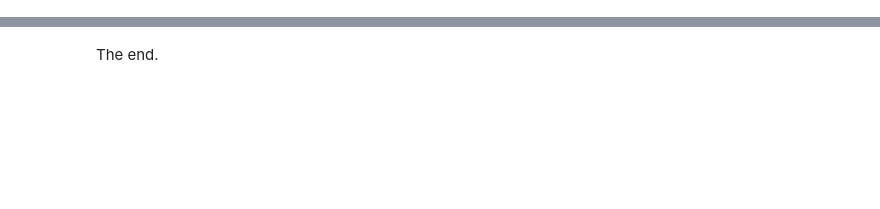
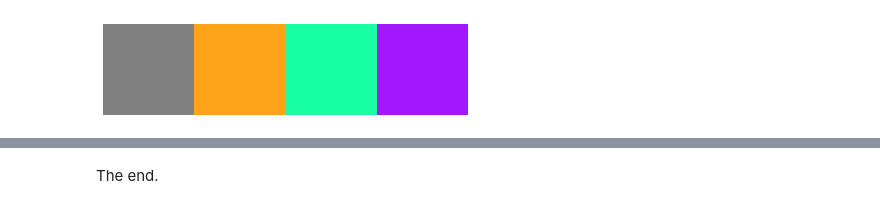
Before and after one commit to ValerianRey/Browser-19, a Jupyter notebook: Compute_Graph_Fluid.ipynb, the cells around one changed output, grey strips where cells are left out. Cells and saved outputs as stored; diff of their text form; code cells hidden in the pictures; blank space fills up the shorter version.

Commit message:
added the full graph computation pipeline in python

```diff
--- a/Compute_Graph_Fluid.ipynb
+++ b/Compute_Graph_Fluid.ipynb
@@ -24,9 +29,10 @@ def read_metadata(path):
 load_from_pickle = True
 #EMBEDDINGS_PATH = 'data/embeddings_top5k.pkl'
 #EMBEDDINGS_PATH = 'data/embeddings_2020.pkl'
-EMBEDDINGS_PATH = 'data/embeddings_2020_top1k.pkl'
+#EMBEDDINGS_PATH = 'data/embeddings_2020_top1k.pkl'
+EMBEDDINGS_PATH = 'data/embeddings_sharp_top1k.pkl'
 #METADATA_PATH = 'data/metadata_new_new.csv'
-METADATA_PATH = 'data/metadata_en_20_topics.csv'
+METADATA_PATH = 'data/metadata_sharp.csv'
 
 df_meta = read_metadata(METADATA_PATH)
 abstracts = [a for a in df_meta['abstract']]
@@ -81,6 +61,8 @@ print(len(G))
 # %%
 index_to_title = {}
+title_to_index = {}
 for i in list(G.nodes):
     index_to_title.update({i: titles[i]})
+    title_to_index.update({titles[i]: i})
 # %%
 G = nx.relabel.relabel_nodes(G, index_to_title)
@@ -137,0 +185,10 @@ print(s)
+# %%
+def rgb(color_string):
+    values = color_string[4:-1].split(",")
+    r = int(values[0])
+    g = int(values[1])
+    b = int(values[2])
+    return r, g, b
+# %%
+def rgb_string(r, g, b):
+    return 'rgb(' + repr(r) + ',' + repr(g) + ',' + repr(b) + ')'
@@ -137,0 +204,25 @@ print(s)
+# %%
+shift = 0.1
+s = 0.9
+v = 1.0
+n = len(clusters)
+
+cluster_to_color = {}
+for i in range(n):
+    h = (i * (1.0 / n) + shift) % 1.0
+    color = colorsys.hsv_to_rgb(h, s, v)
+    cluster_to_color.update({i: rgb_string(int(color[0] * 255), int(color[1] * 255), int(color[2] * 255))})
+
+cluster_to_color.update({-1: 'rgb(128,128,128)'})  # Grey for nodes without a cluster
+
+palette = np.zeros((1, n+1, 3), dtype=np.uint8)
+for i in range(-1, n):
+    string = cluster_to_color[i]
+    r, g, b = rgb(string)
+    palette[0, i+1] = np.array([r, g, b])
+
+io.imshow(palette)
+plt.axis('off')
+plt.show()
+# %% [output]
+[figure, added]
```
Also changed, not shown: parts of 17 cells of this notebook, 4 other files.
